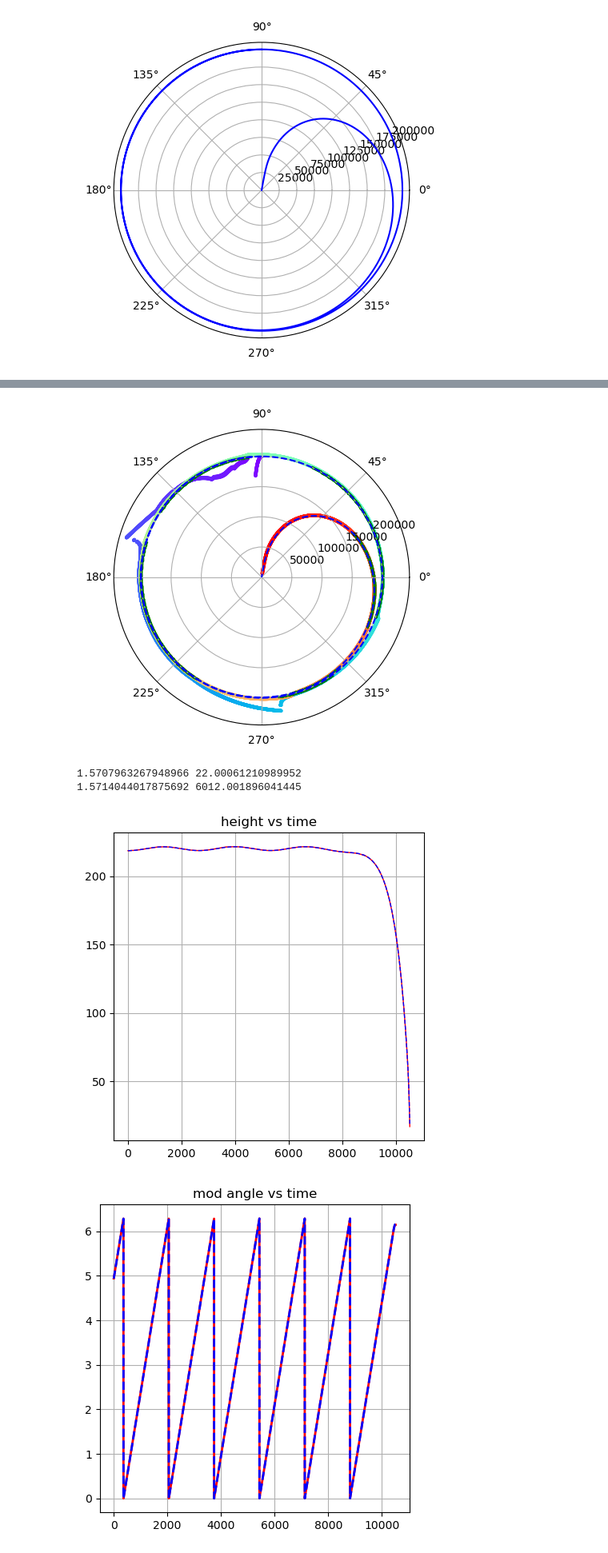
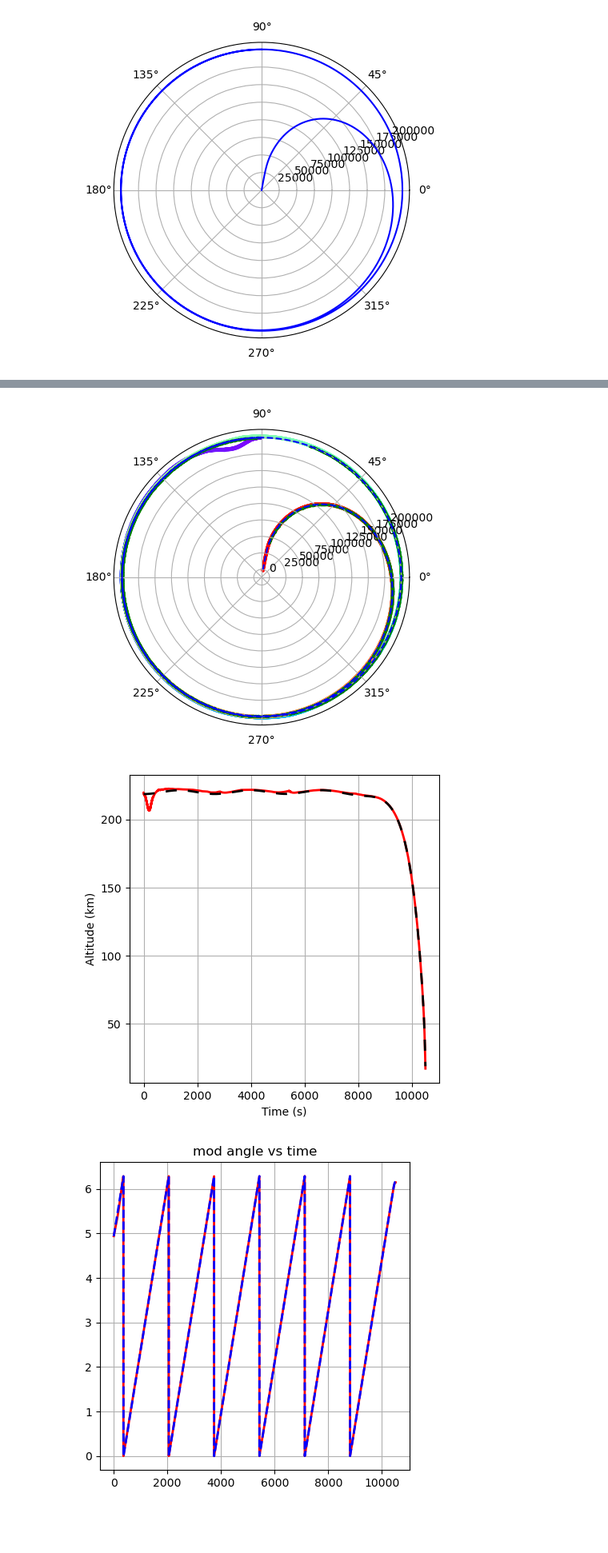
Before and after one commit to Tiangong-PMSC-Group/Satellite-Project, a Jupyter notebook: main_tests.ipynb, the cells around one changed output, grey strips where cells are left out. Shown at 80% size. Drawn from its saved outputs; the diff is of its cells as text; code cells hidden in the pictures; blank space fills up the shorter version.

```diff
--- a/main_tests.ipynb
+++ b/main_tests.ipynb
@@ -30,7 +30,7 @@ earth = Earth()
 # Initialize RadarSystem
 # Beijing Aerospace Command and Control Center
 
-BACC =  RadarSystem(Earth(), 50)
+BACC =  RadarSystem(Earth(), 200)
 
 
 # Initialize Satellite
@@ -62,7 +62,7 @@ list_position = np.array([radar.position for radar in BACC.radars])
 #mean_0 = np.array([earth.re+380000, 0, 0.1, np.pi/2, angular_vel, 0])
 r_noise = config['radar']['noise']['rho']
 t_noise = config['radar']['noise']['theta']
-mean_0 = np.array([R, 0.1, 0.1, np.pi/2, 4000, 0.1])
+mean_0 = np.array([R + 1000, 0.1, 0.1, np.pi/2, 5000, 0.1])
 
 # cov_0 = np.array([
 #     [3.98e8, 0, 0, 0, 0, 0],
@@ -214,12 +214,8 @@ ax.scatter(rad3, R3, c='g', s = 2)
 
 
 plt.show()
-print(rad[0], R[-1])
-print(rad2[0], R2[-1])
 # %% [output]
-[figure, old version]
+[figure, new version]
-1.5707963267948966 22.00061210989952
-1.5714044017875692 6012.001896041445
 # %%
 R2, rad2 = np.array(predicted_states_satellite_cord[:]).T
 trd = [np.pi/2 - theta]*len(R2)
@@ -243,14 +239,14 @@ for i in range(len(true_heights)):
 # %%
 fig, ax = plt.subplots(figsize = (5, 5))
 
-ax.plot(pred_heights/1000, c = 'r', linewidth = 1)
-ax.plot(true_heights/1000, c = 'b', linestyle = 'dashed', linewidth = 1)
+ax.plot(pred_heights/1000, c = 'red', linewidth = 2)
+ax.plot(true_heights/1000, c = 'black', linestyle = (0, (5,5)), linewidth = 2)
 
 ax.grid()
-ax.set_title('height vs time')
+ax.set(xlabel = 'Time (s)', ylabel ='Altitude (km)')
 plt.show()
 # %% [output]
-[figure, old version]
+[figure, new version]
 # %%
 fig, ax = plt.subplots(figsize = (5, 5))
 
```
Also changed, not shown: parts of 4 cells of this notebook, 1 other file.
